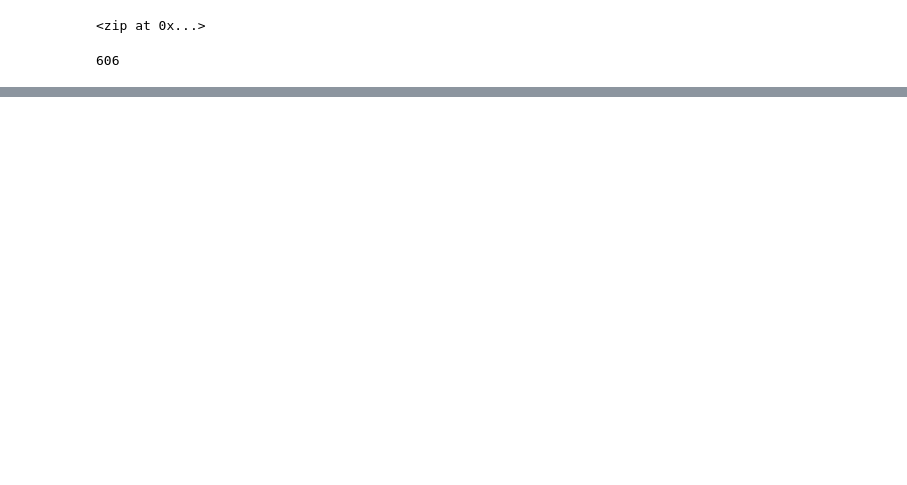
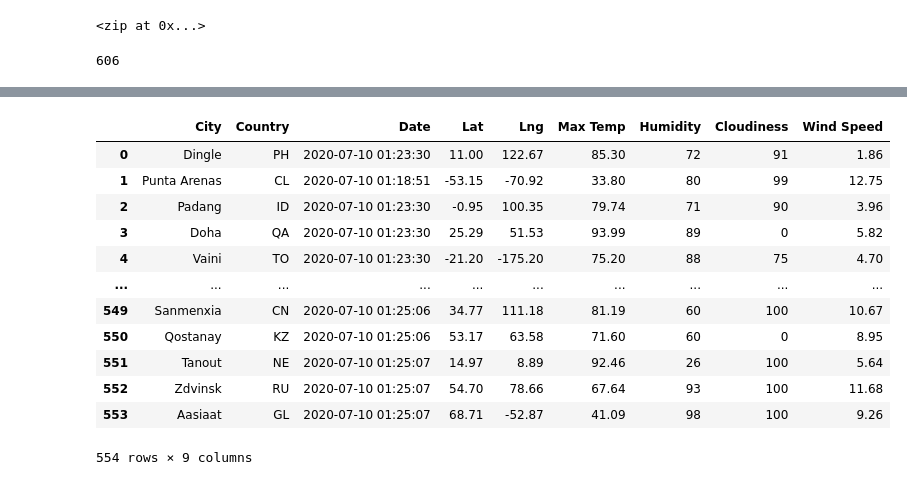
Before and after one commit to ChrFoley/World_Weather_Analysis, a Jupyter notebook: Weatherpy.ipbny.ipynb, the cells around one changed output, grey strips where cells are left out. Drawn from its saved outputs; the diff is of its cells as text; code cells hidden in the pictures; blank space fills up the shorter version.

Commit message:
updated gitignore, and weather_data

```diff
--- a/Weatherpy.ipbny.ipynb
+++ b/Weatherpy.ipbny.ipynb
@@ -31,0 +43,4 @@ len(cities)
+# %%
+# Starting URL for Weather Map API Call.
+url = "http://api.openweathermap.org/data/2.5/weather?units=Imperial&APPID=" + weather_api_key
+print(url)
@@ -31,0 +134,4 @@ len(cities)
+# %%
+# Convert the array of dictionaries to a Pandas DataFrame.
+city_data_df = pd.DataFrame(city_data)
+city_data_df.head(10)
@@ -31,0 +150,18 @@ len(cities)
+# %%
+new_column_order = ["City","Country", "Date", "Lat", "Lng", "Max Temp", "Humidity", "Cloudiness", "Wind Speed"]
+city_data_df = city_data_df[new_column_order]
+city_data_df
+# %% [output]
+|  | City | Country | Date | Lat | Lng | Max Temp | Humidity | Cloudiness | Wind Speed |
+| 0 | Dingle | PH | 2020-07-10 01:23:30 | 11.00 | 122.67 | 85.30 | 72 | 91 | 1.86 |
+| 1 | Punta Arenas | CL | 2020-07-10 01:18:51 | -53.15 | -70.92 | 33.80 | 80 | 99 | 12.75 |
+| 2 | Padang | ID | 2020-07-10 01:23:30 | -0.95 | 100.35 | 79.74 | 71 | 90 | 3.96 |
+| 3 | Doha | QA | 2020-07-10 01:23:30 | 25.29 | 51.53 | 93.99 | 89 | 0 | 5.82 |
+| 4 | Vaini | TO | 2020-07-10 01:23:30 | -21.20 | -175.20 | 75.20 | 88 | 75 | 4.70 |
+| ... | ... | ... | ... | ... | ... | ... | ... | ... | ... |
+| 549 | Sanmenxia | CN | 2020-07-10 01:25:06 | 34.77 | 111.18 | 81.19 | 60 | 100 | 10.67 |
+| 550 | Qostanay | KZ | 2020-07-10 01:25:06 | 53.17 | 63.58 | 71.60 | 60 | 0 | 8.95 |
+| 551 | Tanout | NE | 2020-07-10 01:25:07 | 14.97 | 8.89 | 92.46 | 26 | 100 | 5.64 |
+| 552 | Zdvinsk | RU | 2020-07-10 01:25:07 | 54.70 | 78.66 | 67.64 | 93 | 100 | 11.68 |
+| 553 | Aasiaat | GL | 2020-07-10 01:25:07 | 68.71 | -52.87 | 41.09 | 98 | 100 | 9.26 |
+554 rows × 9 columns
```
Also changed, not shown: parts of 8 cells of this notebook, 4 other files.
